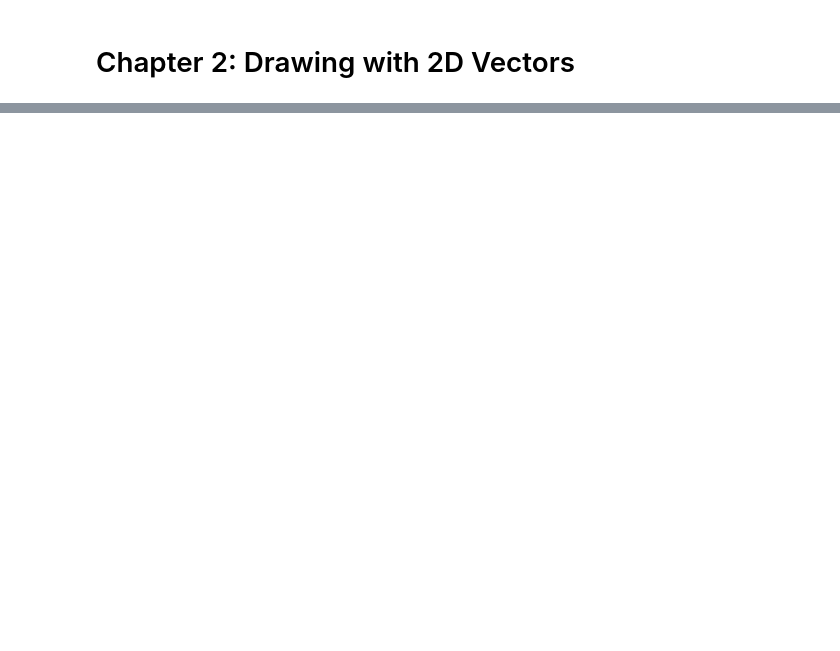
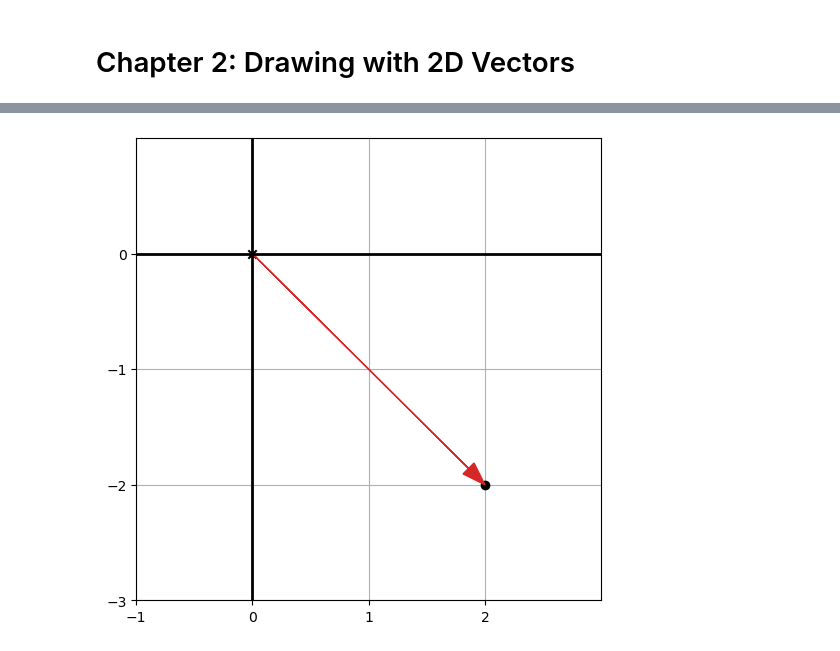
Before and after one commit to quinnphil/math-for-programmers, a Jupyter notebook: C02/C02 - Picturing 2D Vectors.ipynb, the cells around one changed output, grey strips where cells are left out. Cells and saved outputs as stored; diff of their text form; code cells hidden in the pictures; blank space fills up the shorter version.

```diff
--- a/C02/C02 - Picturing 2D Vectors.ipynb
+++ b/C02/C02 - Picturing 2D Vectors.ipynb
@@ -16,0 +37,8 @@ ModuleNotFoundError: No module named 'vector_drawing'
+# %%
+point=(2,-2)
+draw(
+    Points(point),
+    Arrow(point, (0,0))
+)
+# %% [output]
+[figure, added]
```
Also changed, not shown: parts of 41 cells of this notebook.
